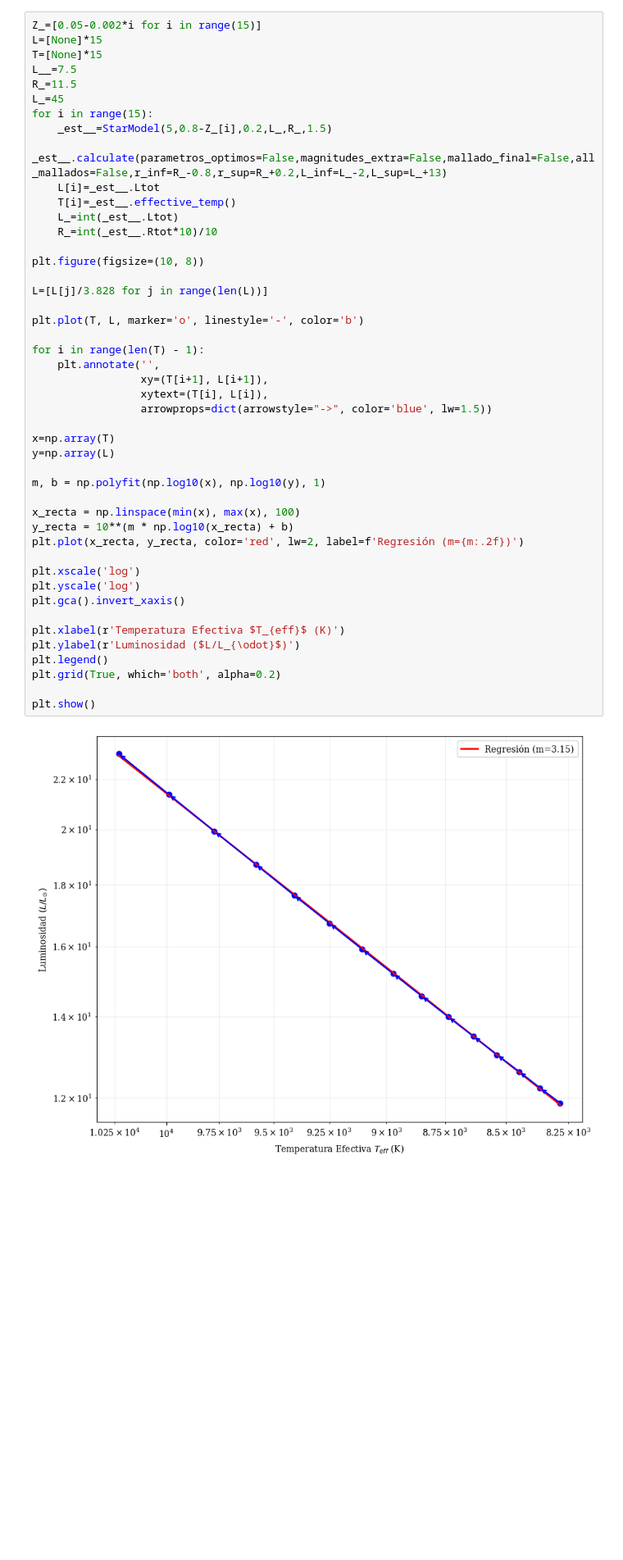
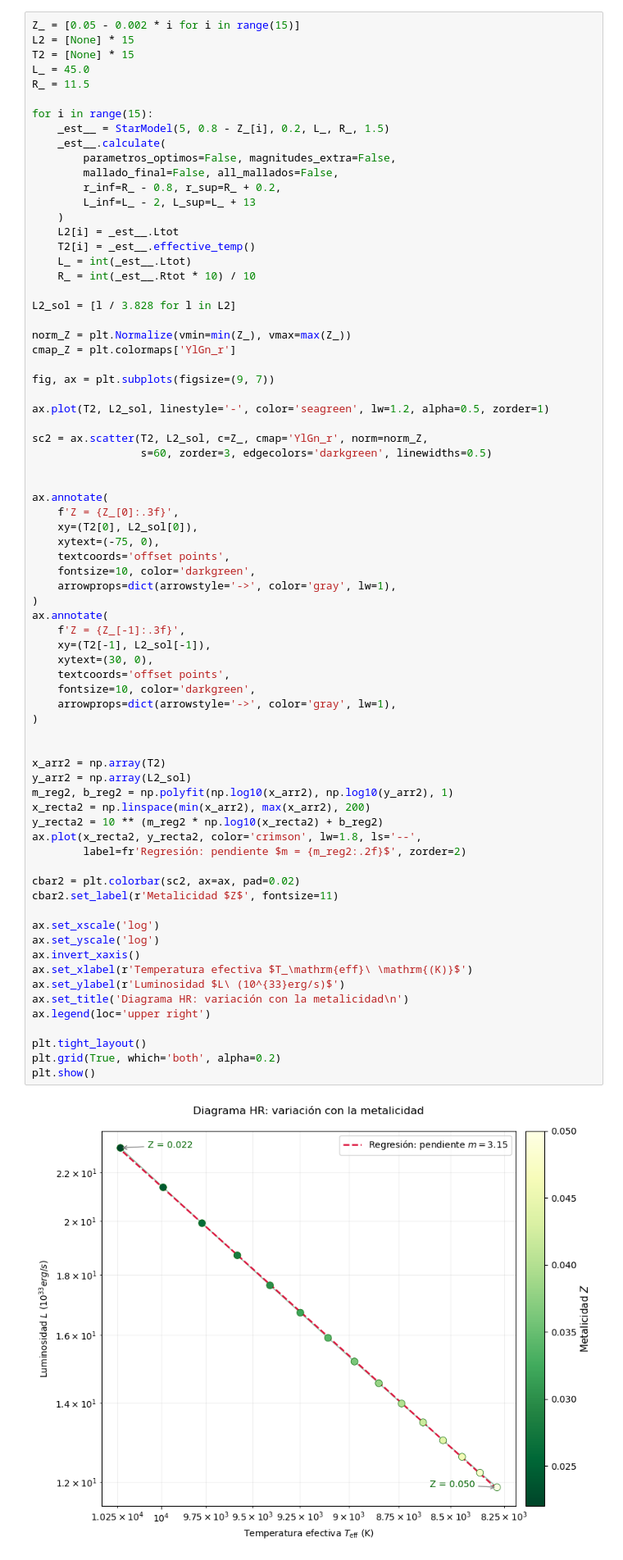
Before and after one commit to pablo-paez/Stellar-Interior-Model, a Jupyter notebook: example.ipynb, the cells around one changed output. Shown at 82% size. Cells and saved outputs as stored; diff of their text form; blank space fills up the shorter version.

Commit message:
Cambios en los gráficos de metalicidad y masa

```diff
--- a/example.ipynb
+++ b/example.ipynb
@@ -220,50 +252,77 @@ plt.show()
 # %% [markdown]
 ## Stellar evolution in the HR diagram as a function of metallicity
 # %%
-Z_=[0.05-0.002*i for i in range(15)]
-L=[None]*15
-T=[None]*15
-L__=7.5
-R_=11.5
-L_=45
+Z_ = [0.05 - 0.002 * i for i in range(15)]
+L2 = [None] * 15
+T2 = [None] * 15
+L_ = 45.0
+R_ = 11.5
+
 for i in range(15):
-    _est__=StarModel(5,0.8-Z_[i],0.2,L_,R_,1.5)
-    _est__.calculate(parametros_optimos=False,magnitudes_extra=False,mallado_final=False,all_mallados=False,r_inf=R_-0.8,r_sup=R_+0.2,L_inf=L_-2,L_sup=L_+13)
-    L[i]=_est__.Ltot
-    T[i]=_est__.effective_temp()
-    L_=int(_est__.Ltot)
-    R_=int(_est__.Rtot*10)/10
+    _est__ = StarModel(5, 0.8 - Z_[i], 0.2, L_, R_, 1.5)
+    _est__.calculate(
+        parametros_optimos=False, magnitudes_extra=False,
+        mallado_final=False, all_mallados=False,
+        r_inf=R_ - 0.8, r_sup=R_ + 0.2,
+        L_inf=L_ - 2, L_sup=L_ + 13
+    )
+    L2[i] = _est__.Ltot
+    T2[i] = _est__.effective_temp()
+    L_ = int(_est__.Ltot)
+    R_ = int(_est__.Rtot * 10) / 10
 
-plt.figure(figsize=(10, 8))
+L2_sol = [l / 3.828 for l in L2]
 
-L=[L[j]/3.828 for j in range(len(L))]
+norm_Z = plt.Normalize(vmin=min(Z_), vmax=max(Z_))
+cmap_Z = plt.colormaps['YlGn_r']
 
-plt.plot(T, L, marker='o', linestyle='-', color='b')
+fig, ax = plt.subplots(figsize=(9, 7))
 
-for i in range(len(T) - 1):
-    plt.annotate('',
-                 xy=(T[i+1], L[i+1]),
-                 xytext=(T[i], L[i]),
-                 arrowprops=dict(arrowstyle="->", color='blue', lw=1.5))
+ax.plot(T2, L2_sol, linestyle='-', color='seagreen', lw=1.2, alpha=0.5, zorder=1)
 
-x=np.array(T)
-y=np.array(L)
+sc2 = ax.scatter(T2, L2_sol, c=Z_, cmap='YlGn_r', norm=norm_Z,
+                 s=60, zorder=3, edgecolors='darkgreen', linewidths=0.5)
 
-m, b = np.polyfit(np.log10(x), np.log10(y), 1)
 
-x_recta = np.linspace(min(x), max(x), 100)
-y_recta = 10**(m * np.log10(x_recta) + b)
-plt.plot(x_recta, y_recta, color='red', lw=2, label=f'Regresión (m={m:.2f})')
+ax.annotate(
+    f'Z = {Z_[0]:.3f}',
+    xy=(T2[0], L2_sol[0]),
+    xytext=(-75, 0),
+    textcoords='offset points',
+    fontsize=10, color='darkgreen',
+    arrowprops=dict(arrowstyle='->', color='gray', lw=1),
+)
+ax.annotate(
+    f'Z = {Z_[-1]:.3f}',
+    xy=(T2[-1], L2_sol[-1]),
+    xytext=(30, 0),
+    textcoords='offset points',
+    fontsize=10, color='darkgreen',
+    arrowprops=dict(arrowstyle='->', color='gray', lw=1),
+)
 
-plt.xscale('log')
-plt.yscale('log')
-plt.gca().invert_xaxis()
 
-plt.xlabel(r'Temperatura Efectiva $T_{eff}$ (K)')
-plt.ylabel(r'Luminosidad ($L/L_{\odot}$)')
-plt.legend()
+x_arr2 = np.array(T2)
+y_arr2 = np.array(L2_sol)
+m_reg2, b_reg2 = np.polyfit(np.log10(x_arr2), np.log10(y_arr2), 1)
+x_recta2 = np.linspace(min(x_arr2), max(x_arr2), 200)
+y_recta2 = 10 ** (m_reg2 * np.log10(x_recta2) + b_reg2)
+ax.plot(x_recta2, y_recta2, color='crimson', lw=1.8, ls='--',
+        label=fr'Regresión: pendiente $m = {m_reg2:.2f}$', zorder=2)
+
+cbar2 = plt.colorbar(sc2, ax=ax, pad=0.02)
+cbar2.set_label(r'Metalicidad $Z$', fontsize=11)
+
+ax.set_xscale('log')
+ax.set_yscale('log')
+ax.invert_xaxis()
+ax.set_xlabel(r'Temperatura efectiva $T_\mathrm{eff}\ \mathrm{(K)}$')
+ax.set_ylabel(r'Luminosidad $L\ (10^{33}erg/s)$')
+ax.set_title('Diagrama HR: variación con la metalicidad\n')
+ax.legend(loc='upper right')
+
+plt.tight_layout()
 plt.grid(True, which='both', alpha=0.2)
-
 plt.show()
 # %% [output]
-[figure, old version]
+[figure, new version]
```
Also changed, not shown: parts of 2 cells of this notebook.
